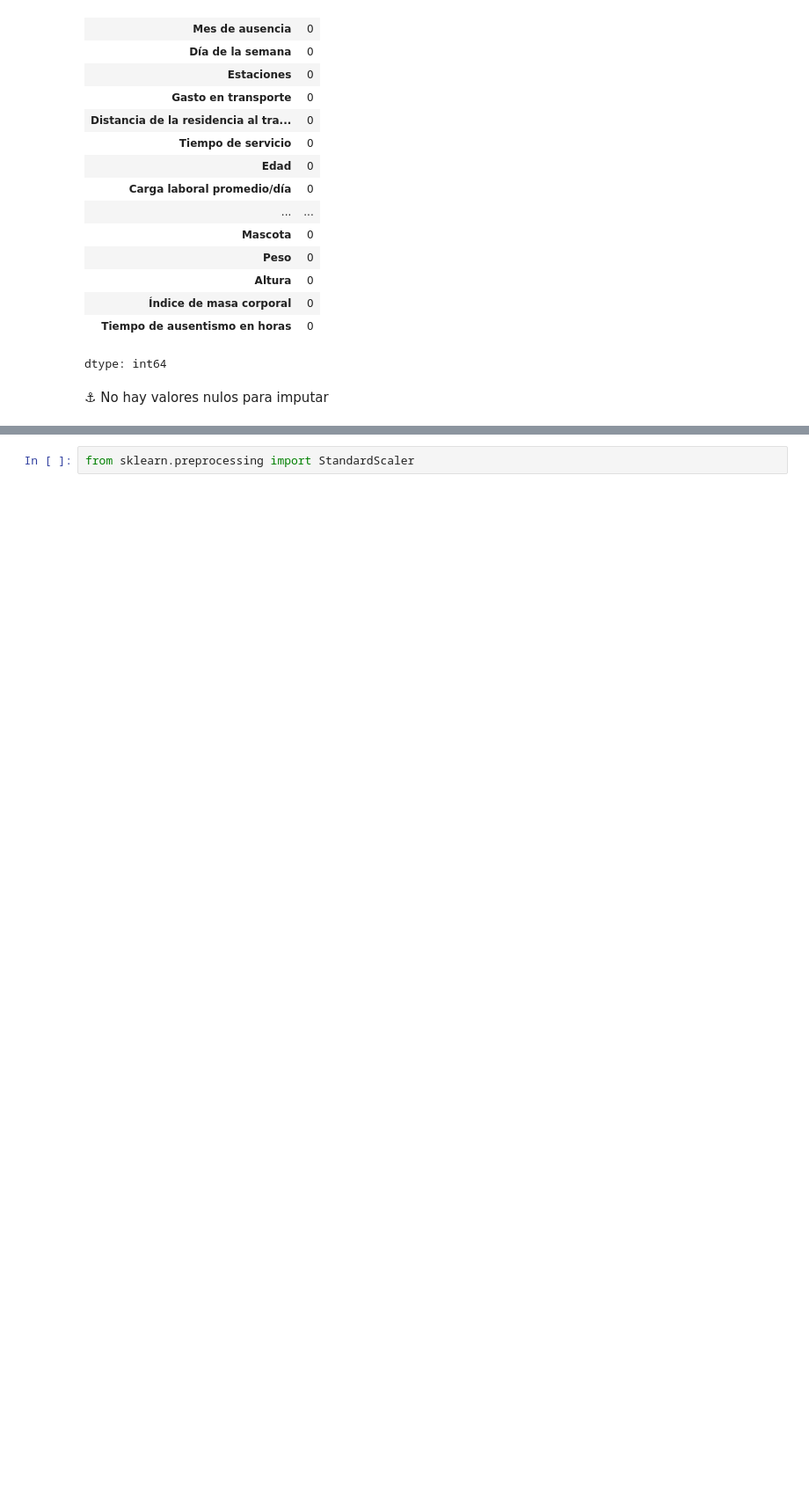
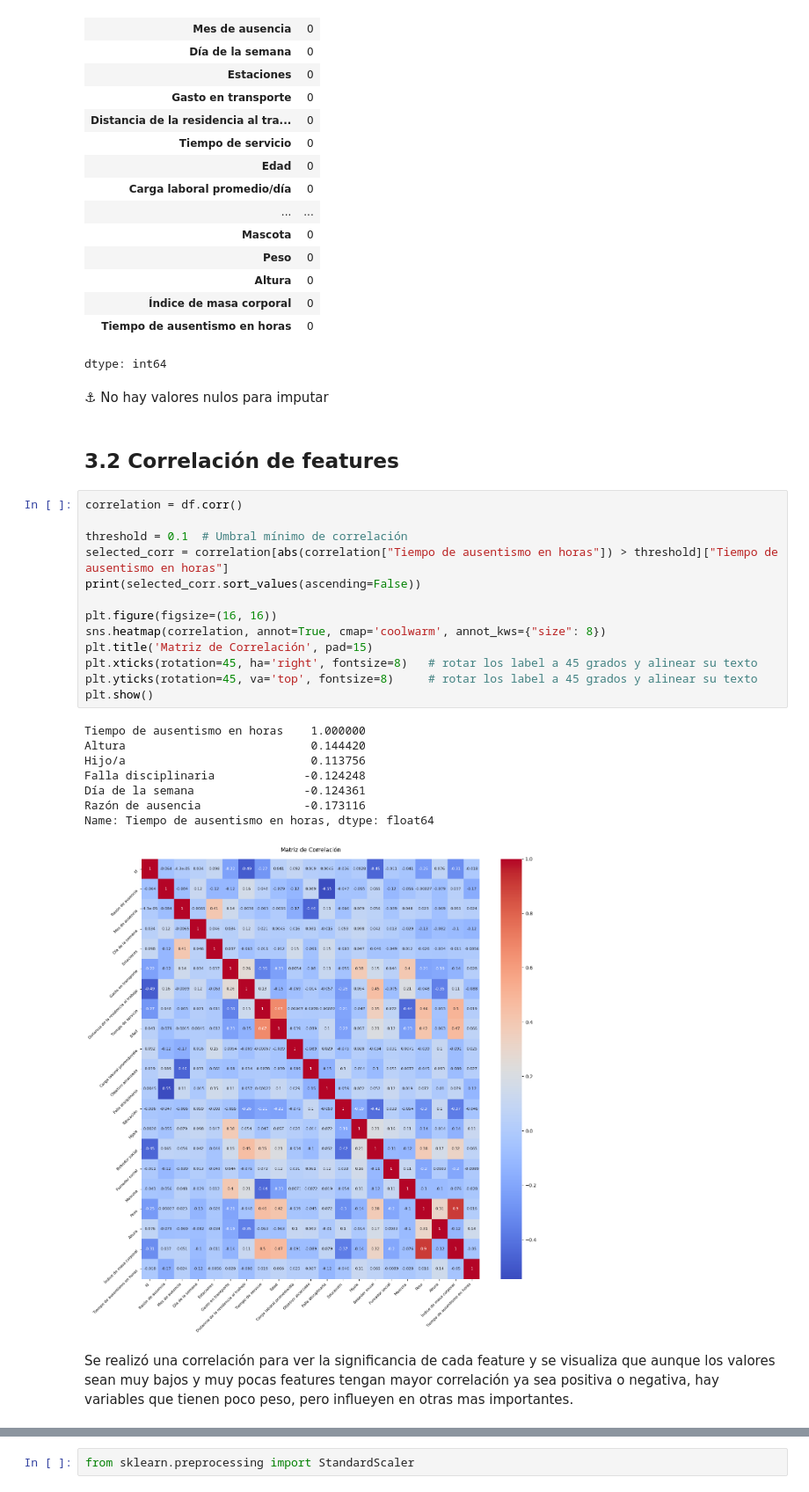
Before and after one commit to Bustagar/APRENDIZAJE-AUTOMATICO-1, a Jupyter notebook: TP2_AA1_aprendizaje_no_supervisado(Resuelto).ipynb, the cells around one changed output, grey strips where cells are left out. Shown at 88% size. Saved outputs shown, nothing was run; the diff lists cells and outputs as text; blank space fills up the shorter version.

```diff
--- a/TP2_AA1_aprendizaje_no_supervisado(Resuelto).ipynb
+++ b/TP2_AA1_aprendizaje_no_supervisado(Resuelto).ipynb
@@ -285,3 +315,29 @@ df.isnull().sum()
 dtype: int64
 # %% [markdown]
 ⚓ No hay valores nulos para imputar
+# %% [markdown]
+## 3.2 Correlación de features
+# %%
+correlation = df.corr()
+
+threshold = 0.1  # Umbral mínimo de correlación
+selected_corr = correlation[abs(correlation["Tiempo de ausentismo en horas"]) > threshold]["Tiempo de ausentismo en horas"]
+print(selected_corr.sort_values(ascending=False))
+
+plt.figure(figsize=(16, 16))
+sns.heatmap(correlation, annot=True, cmap='coolwarm', annot_kws={"size": 8})
+plt.title('Matriz de Correlación', pad=15)
+plt.xticks(rotation=45, ha='right', fontsize=8)   # rotar los label a 45 grados y alinear su texto
+plt.yticks(rotation=45, va='top', fontsize=8)     # rotar los label a 45 grados y alinear su texto
+plt.show()
+# %% [output]
+Tiempo de ausentismo en horas    1.000000
+Altura                           0.144420
+Hijo/a                           0.113756
+Falla disciplinaria             -0.124248
+Día de la semana                -0.124361
+Razón de ausencia               -0.173116
+Name: Tiempo de ausentismo en horas, dtype: float64
+[figure, added]
+# %% [markdown]
+Se realizó una correlación para ver la significancia de cada feature y se visualiza que aunque los valores sean muy bajos y muy pocas features tengan mayor correlación ya sea positiva o negativa, hay variables que tienen poco peso, pero influeyen en otras mas importantes.
```
Also changed, not shown: parts of 61 cells of this notebook.
